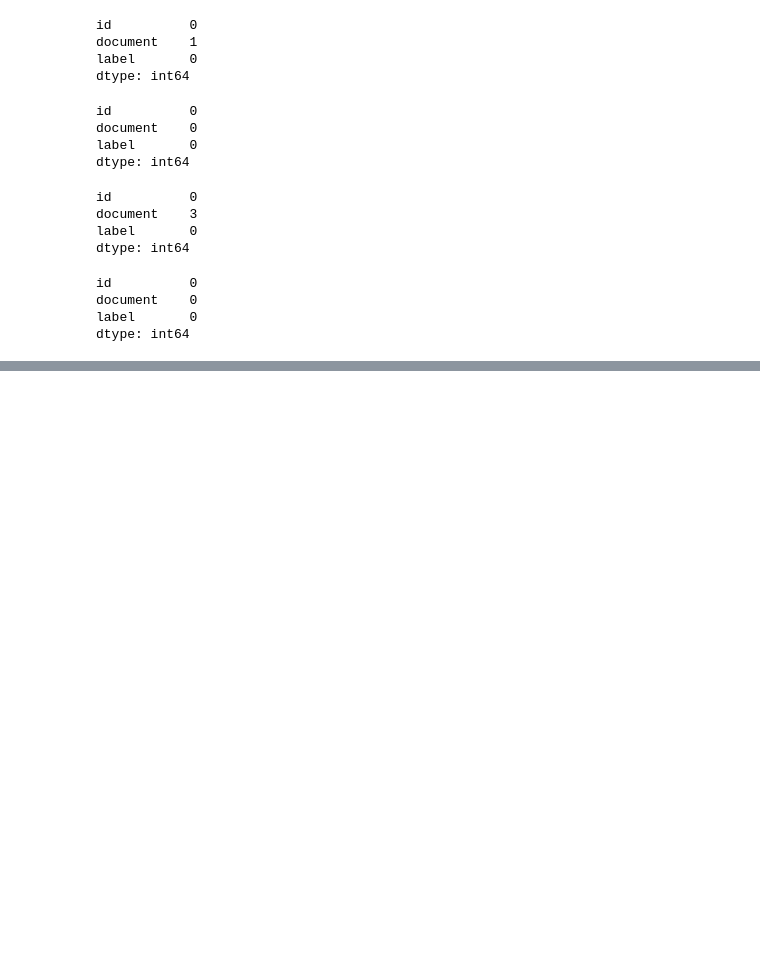
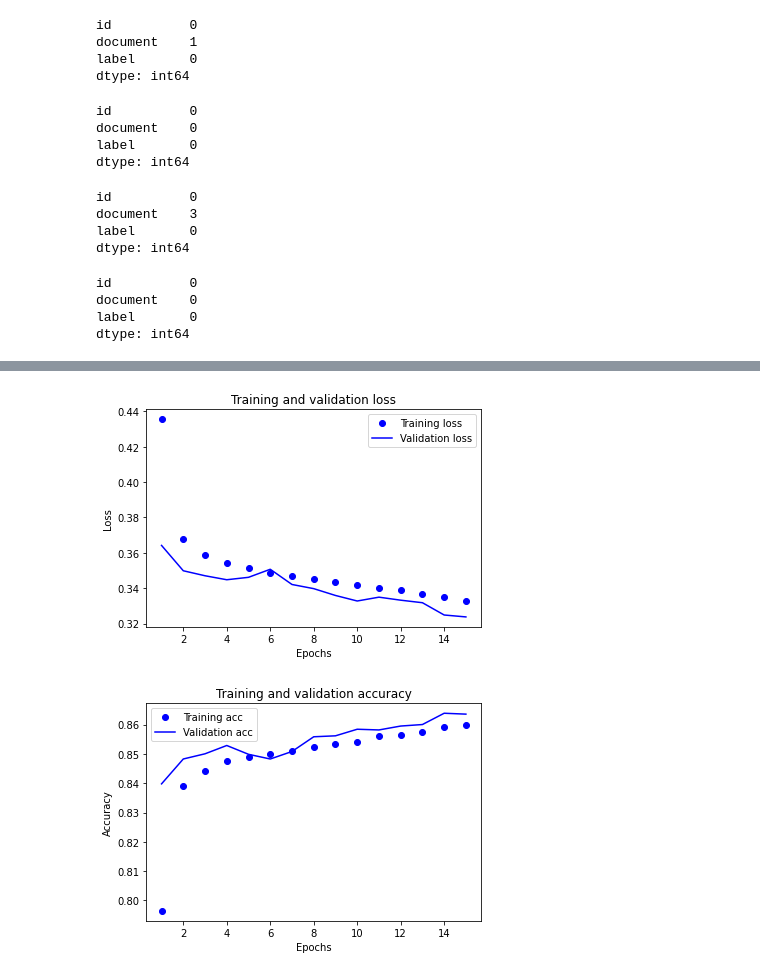
Before and after one commit to hejin8307/Sentiment-analysis-for-movie-reviews, a Jupyter notebook: movie_reviews.ipynb, the cells around one changed output, grey strips where cells are left out. Drawn from its saved outputs; the diff is of its cells as text; code cells hidden in the pictures; blank space fills up the shorter version.

```diff
--- a/movie_reviews.ipynb
+++ b/movie_reviews.ipynb
@@ -252,0 +365,5 @@ print(len(y_test))
+# %%
+text_max_words = max(len(l) for l in x_train1)
+# %%
+x_train = pad_sequences(x_train, maxlen = text_max_words)
+x_test = pad_sequences(x_test, maxlen = text_max_words)
@@ -262,0 +375,8 @@ model.add(Dense(1, activation='relu'))
+# %%
+model = Sequential()
+model.add(Embedding(vocab_size, 100)),
+model.add(GlobalAveragePooling1D()),
+model.add(Dense(64, activation='relu')),
+model.add(Dropout(0.2)),
+model.add(Dense(16, activation='relu')),
+model.add(Dense(1, activation='sigmoid'))
@@ -262,0 +385,3 @@ model.add(Dense(1, activation='relu'))
+# %%
+model.compile(optimizer='rmsprop', loss='binary_crossentropy', metrics=['accuracy'])
+history = model.fit(x_train, y_train, epochs=15, batch_size=60, validation_data=(x_train, y_train))
@@ -262,0 +406,40 @@ model.add(Dense(1, activation='relu'))
+# %%
+import matplotlib.pyplot as plt
+
+history_dict = history.history
+
+history_dict.keys()
+
+acc = history.history['accuracy']
+val_acc = history.history['val_accuracy']
+loss = history.history['loss']
+val_loss = history.history['val_loss']
+
+epochs = range(1, len(acc) + 1)
+
+# "bo" is for "blue dot"
+plt.plot(epochs, loss, 'bo', label='Training loss')
+# b is for "solid blue line"
+plt.plot(epochs, val_loss, 'b', label='Validation loss')
+plt.title('Training and validation loss')
+plt.xlabel('Epochs')
+plt.ylabel('Loss')
+plt.legend()
+
+plt.show()
+
+plt.clf()   # clear figure
+acc_values = history_dict['accuracy']
+val_acc_values = history_dict['val_accuracy']
+
+plt.plot(epochs, acc, 'bo', label='Training acc')
+plt.plot(epochs, val_acc, 'b', label='Validation acc')
+plt.title('Training and validation accuracy')
+plt.xlabel('Epochs')
+plt.ylabel('Accuracy')
+plt.legend()
+
+plt.show()
+# %% [output]
+[figure, added]
+[figure, added]
```
Also changed, not shown: parts of 70 cells of this notebook.
